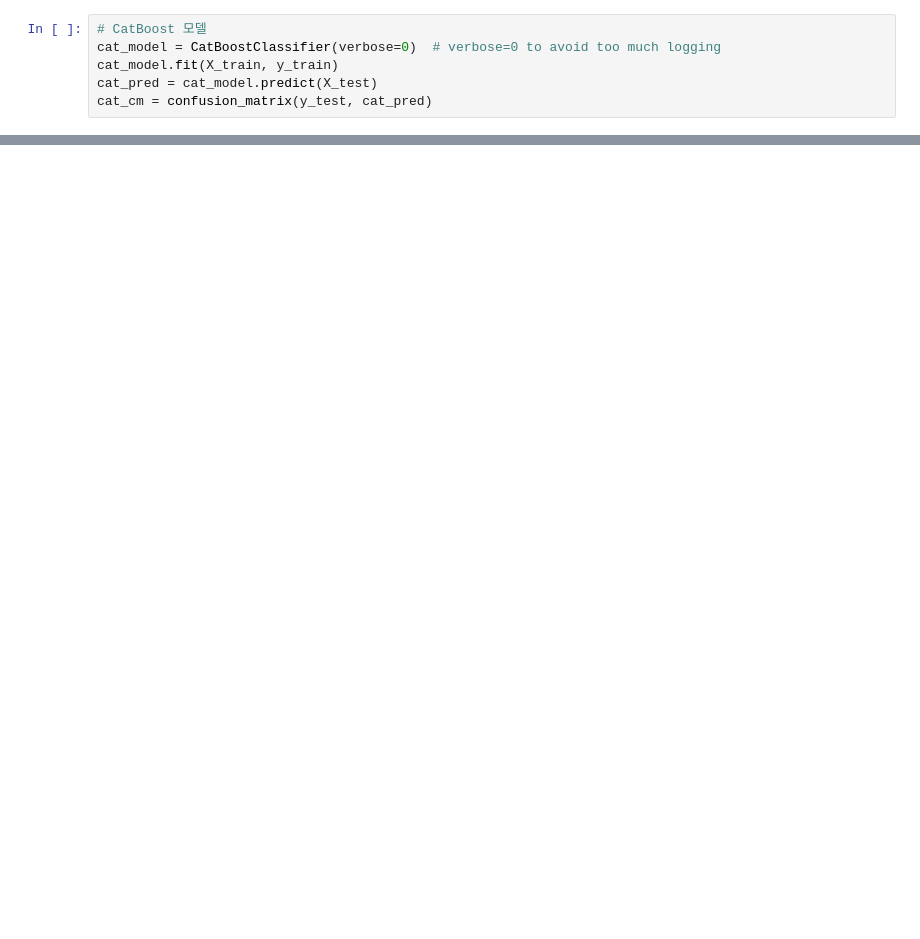
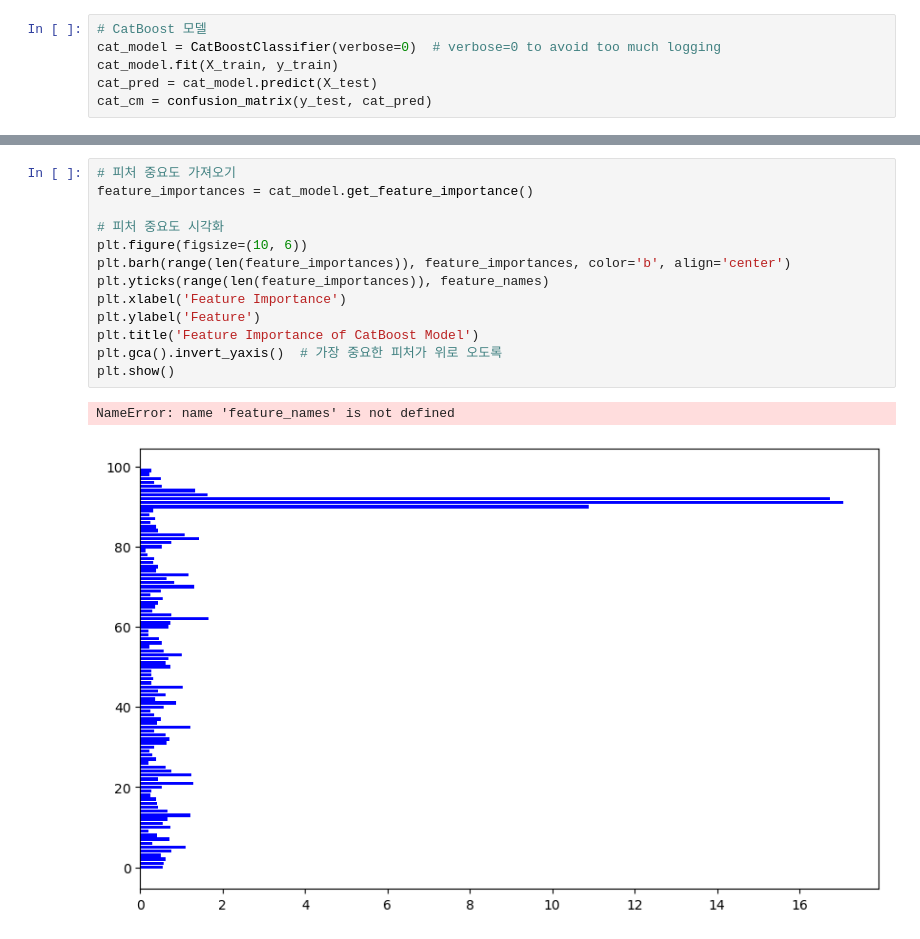
Before and after one commit to channy33/ML_pjt, a Jupyter notebook: BANK_pjt/BANK_adj_pjt.ipynb, the cells around one changed output, grey strips where cells are left out. Drawn from its saved outputs; the diff is of its cells as text; blank space fills up the shorter version.

```diff
--- a/BANK_pjt/BANK_adj_pjt.ipynb
+++ b/BANK_pjt/BANK_adj_pjt.ipynb
@@ -696,0 +818,16 @@ weighted avg       0.85      0.85      0.85       455
+# %%
+# 피처 중요도 가져오기
+feature_importances = cat_model.get_feature_importance()
+
+# 피처 중요도 시각화
+plt.figure(figsize=(10, 6))
+plt.barh(range(len(feature_importances)), feature_importances, color='b', align='center')
+plt.yticks(range(len(feature_importances)), feature_names)
+plt.xlabel('Feature Importance')
+plt.ylabel('Feature')
+plt.title('Feature Importance of CatBoost Model')
+plt.gca().invert_yaxis()  # 가장 중요한 피처가 위로 오도록
+plt.show()
+# %% [output]
+NameError: name 'feature_names' is not defined
+[figure, added]
```
Also changed, not shown: parts of 49 cells of this notebook, 7 other files.
